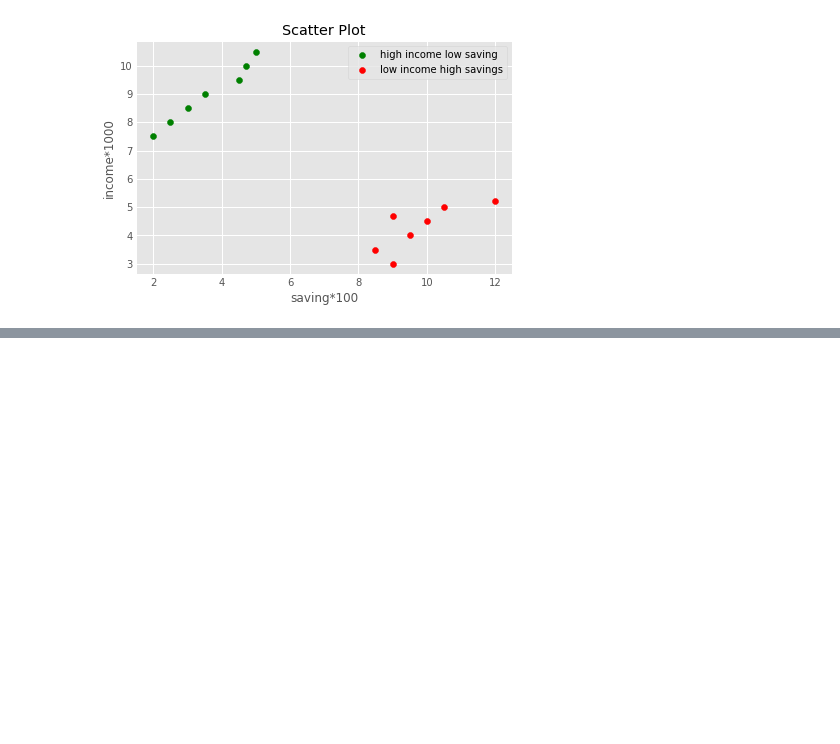
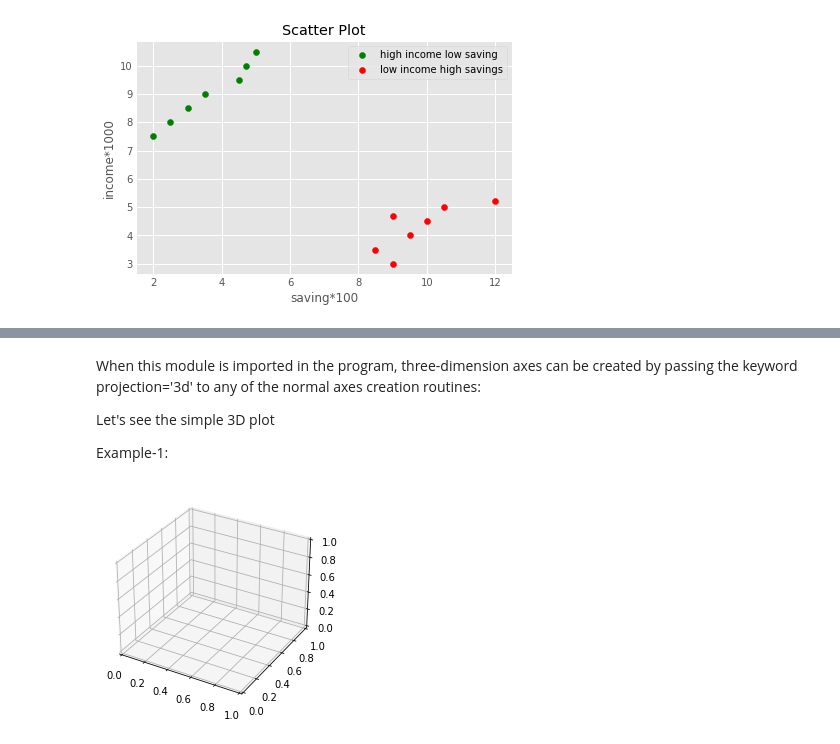
Before and after one commit to Wikistore/Data_Analysis_with_PL, a Jupyter notebook: MatplotlibBasicTutorials.ipynb, the cells around one changed output, grey strips where cells are left out. Drawn from its saved outputs; the diff is of its cells as text; code cells hidden in the pictures; blank space fills up the shorter version.

```diff
--- a/MatplotlibBasicTutorials.ipynb
+++ b/MatplotlibBasicTutorials.ipynb
@@ -534,0 +543,14 @@ plt.show()
+# %% [markdown]
+When this module is imported in the program, three-dimension axes can be created by passing the keyword projection='3d' to any of the normal axes creation routines:
+
+Let's see the simple 3D plot
+
+Example-1:
+# %%
+from mpl_toolkits import mplot3d
+import numpy as np
+import matplotlib.pyplot as plt
+fig = plt.figure()
+ax = plt.axes(projection='3d')
+# %% [output]
+[figure, added]
```
Also changed, not shown: parts of 3 cells of this notebook.
